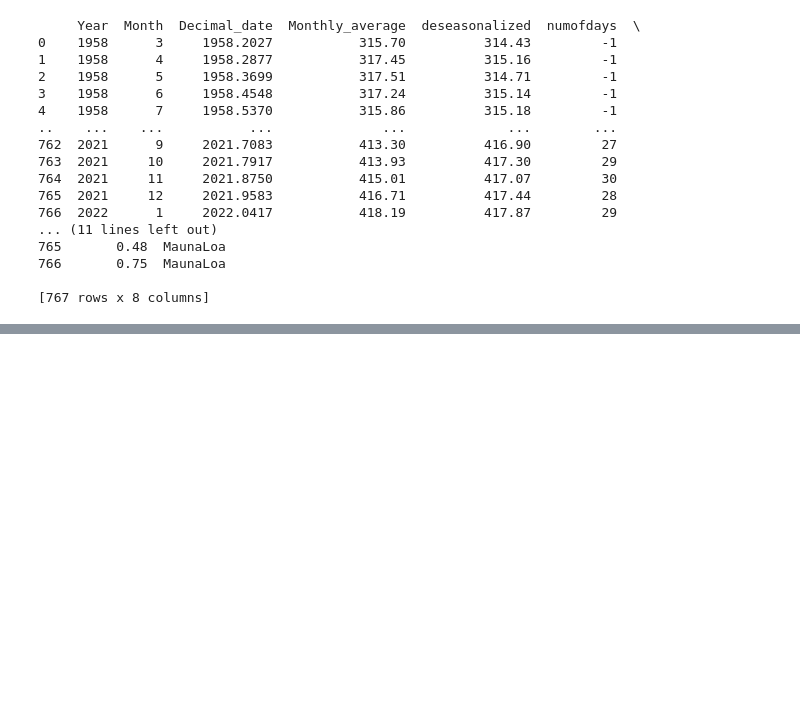
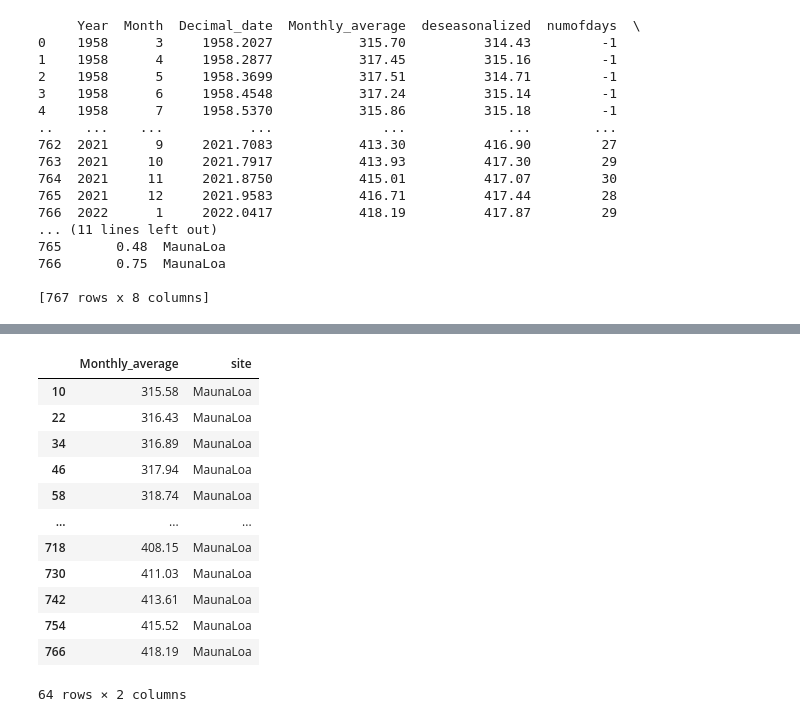
Before and after one commit to minchen-wisc/FWE375_SP22, a Jupyter notebook: Lec7/Lec7.ipynb, the cells around one changed output, grey strips where cells are left out. Drawn from its saved outputs; the diff is of its cells as text; code cells hidden in the pictures; blank space fills up the shorter version.

```diff
--- a/Lec7/Lec7.ipynb
+++ b/Lec7/Lec7.ipynb
@@ -207,0 +259,17 @@ plt.plot(DF["Decimal_date"], DF["Monthly_average"], 'o')
+# %%
+DF
+DF.loc[(DF["Month"] == 1), ["Monthly_average", "site"]]
+# %% [output]
+|  | Monthly_average | site |
+| 10 | 315.58 | MaunaLoa |
+| 22 | 316.43 | MaunaLoa |
+| 34 | 316.89 | MaunaLoa |
+| 46 | 317.94 | MaunaLoa |
+| 58 | 318.74 | MaunaLoa |
+| ... | ... | ... |
+| 718 | 408.15 | MaunaLoa |
+| 730 | 411.03 | MaunaLoa |
+| 742 | 413.61 | MaunaLoa |
+| 754 | 415.52 | MaunaLoa |
+| 766 | 418.19 | MaunaLoa |
+64 rows × 2 columns
```
Also changed, not shown: parts of 6 cells of this notebook.
